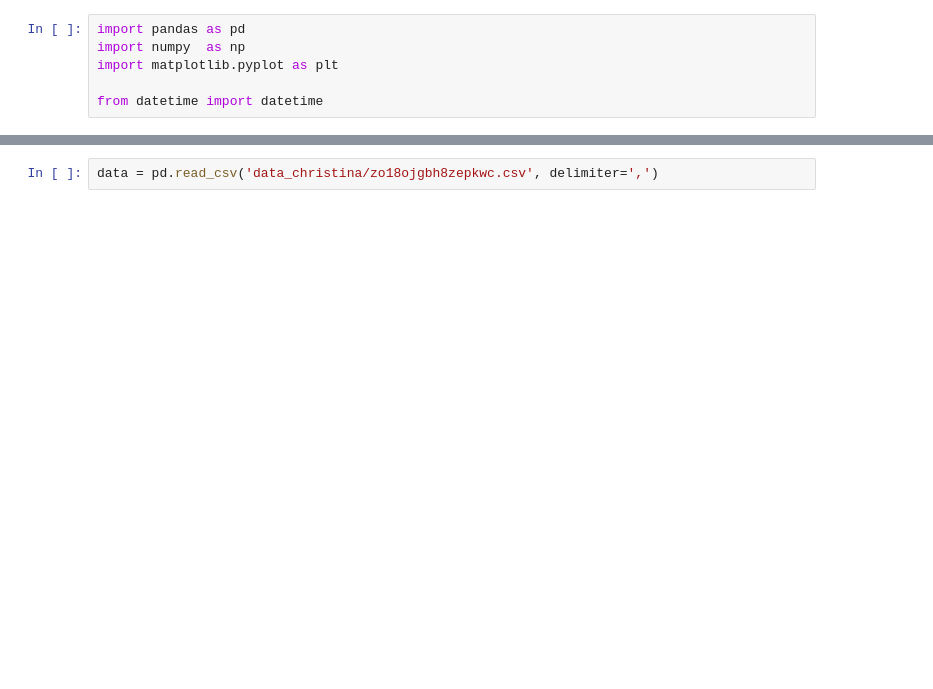
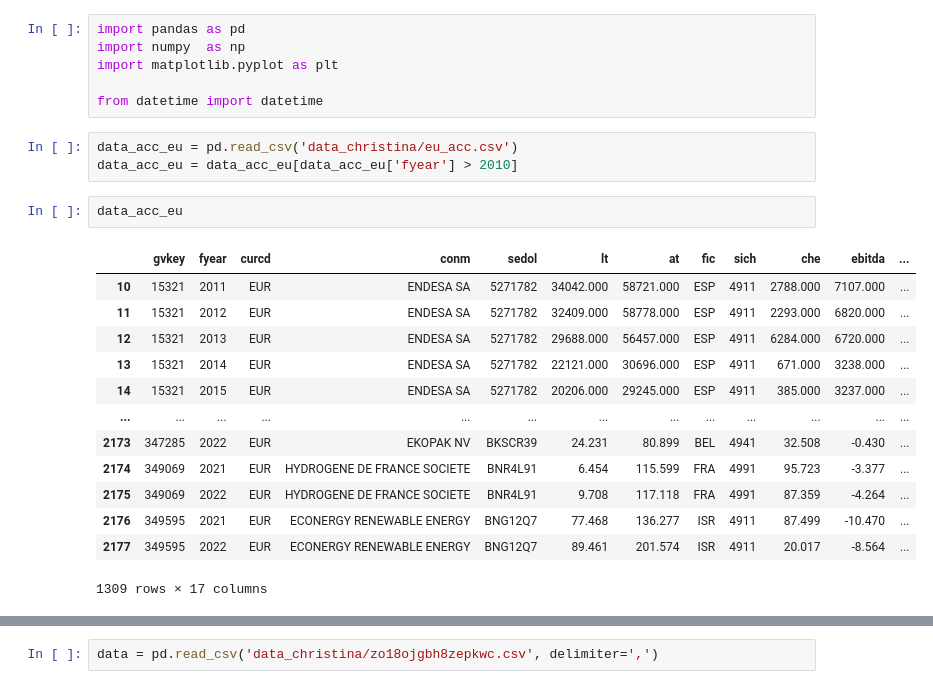
Before and after one commit to igseg/power_markets, a Jupyter notebook: companies_analysis.ipynb, the cells around one changed output, grey strips where cells are left out. Cells and saved outputs as stored; diff of their text form; blank space fills up the shorter version.

```diff
--- a/companies_analysis.ipynb
+++ b/companies_analysis.ipynb
@@ -4,3 +4,22 @@ import numpy  as np
 import matplotlib.pyplot as plt
 
 from datetime import datetime
+# %%
+data_acc_eu = pd.read_csv('data_christina/eu_acc.csv')
+data_acc_eu = data_acc_eu[data_acc_eu['fyear'] > 2010]
+# %%
+data_acc_eu
+# %% [output]
+|  | gvkey | fyear | curcd | conm | sedol | lt | at | fic | sich | che | ebitda | ... |
+| 10 | 15321 | 2011 | EUR | ENDESA SA | 5271782 | 34042.000 | 58721.000 | ESP | 4911 | 2788.000 | 7107.000 | ... |
+| 11 | 15321 | 2012 | EUR | ENDESA SA | 5271782 | 32409.000 | 58778.000 | ESP | 4911 | 2293.000 | 6820.000 | ... |
+| 12 | 15321 | 2013 | EUR | ENDESA SA | 5271782 | 29688.000 | 56457.000 | ESP | 4911 | 6284.000 | 6720.000 | ... |
+| 13 | 15321 | 2014 | EUR | ENDESA SA | 5271782 | 22121.000 | 30696.000 | ESP | 4911 | 671.000 | 3238.000 | ... |
+| 14 | 15321 | 2015 | EUR | ENDESA SA | 5271782 | 20206.000 | 29245.000 | ESP | 4911 | 385.000 | 3237.000 | ... |
+| ... | ... | ... | ... | ... | ... | ... | ... | ... | ... | ... | ... | ... |
+| 2173 | 347285 | 2022 | EUR | EKOPAK NV | BKSCR39 | 24.231 | 80.899 | BEL | 4941 | 32.508 | -0.430 | ... |
+| 2174 | 349069 | 2021 | EUR | HYDROGENE DE FRANCE SOCIETE | BNR4L91 | 6.454 | 115.599 | FRA | 4991 | 95.723 | -3.377 | ... |
+| 2175 | 349069 | 2022 | EUR | HYDROGENE DE FRANCE SOCIETE | BNR4L91 | 9.708 | 117.118 | FRA | 4991 | 87.359 | -4.264 | ... |
+| 2176 | 349595 | 2021 | EUR | ECONERGY RENEWABLE ENERGY | BNG12Q7 | 77.468 | 136.277 | ISR | 4911 | 87.499 | -10.470 | ... |
+| 2177 | 349595 | 2022 | EUR | ECONERGY RENEWABLE ENERGY | BNG12Q7 | 89.461 | 201.574 | ISR | 4911 | 20.017 | -8.564 | ... |
+1309 rows × 17 columns
```
Also changed, not shown: parts of 17 cells of this notebook.
